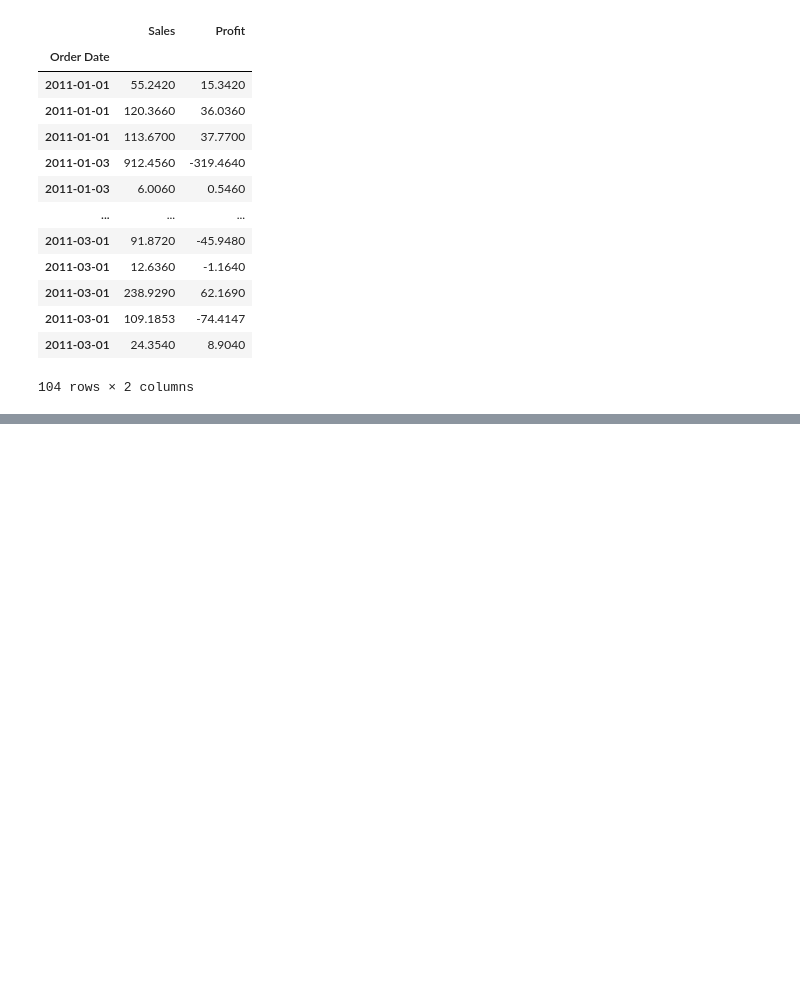
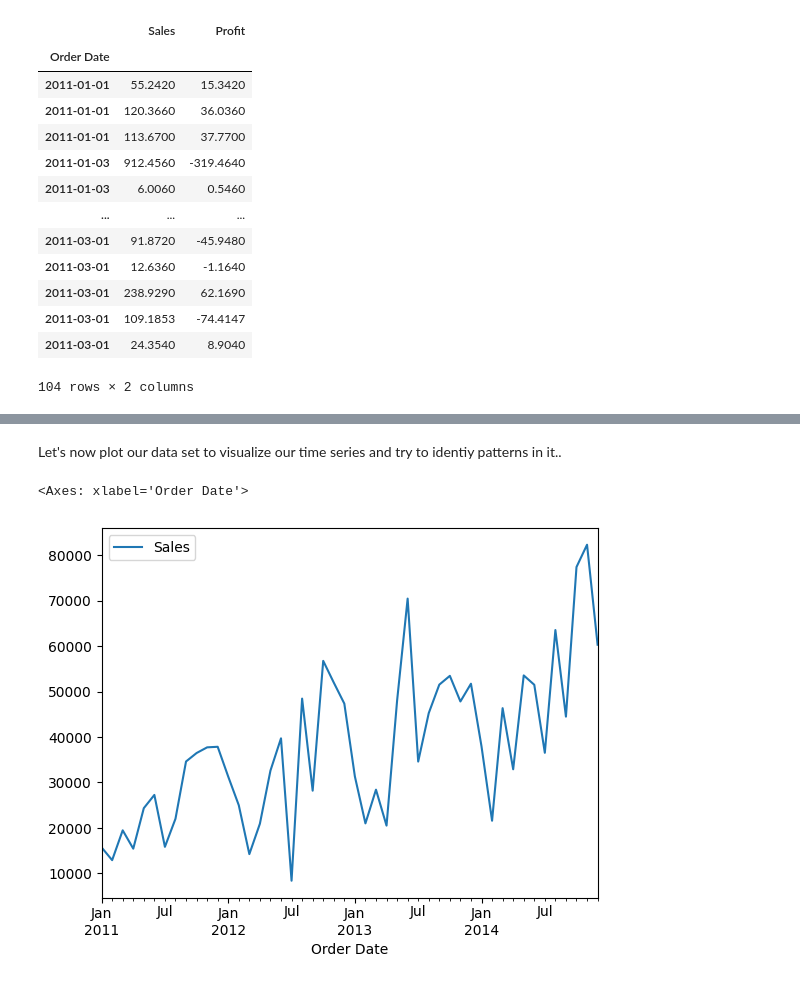
Before and after one commit to sk-shahsi/ML_Model, a Jupyter notebook: Time_series.ipynb, the cells around one changed output, grey strips where cells are left out. Cells and saved outputs as stored; diff of their text form; code cells hidden in the pictures; blank space fills up the shorter version.

```diff
--- a/Time_series.ipynb
+++ b/Time_series.ipynb
@@ -161,0 +176,2 @@ data.loc['2011-01-01':'2011-03-01']
+# %%
+data = data.groupby(pd.Grouper(freq = 'M')).sum()
@@ -161,0 +196,2 @@ data.loc['2011-01-01':'2011-03-01']
+# %%
+data.drop(columns='Profit', inplace=True)
@@ -161,0 +208,7 @@ data.loc['2011-01-01':'2011-03-01']
+# %% [markdown]
+Let's now plot our data set to visualize our time series and try to identiy patterns in it..
+# %%
+data.plot()
+# %% [output]
+<Axes: xlabel='Order Date'>
+[figure, added]
```
Also changed, not shown: parts of 15 cells of this notebook.
